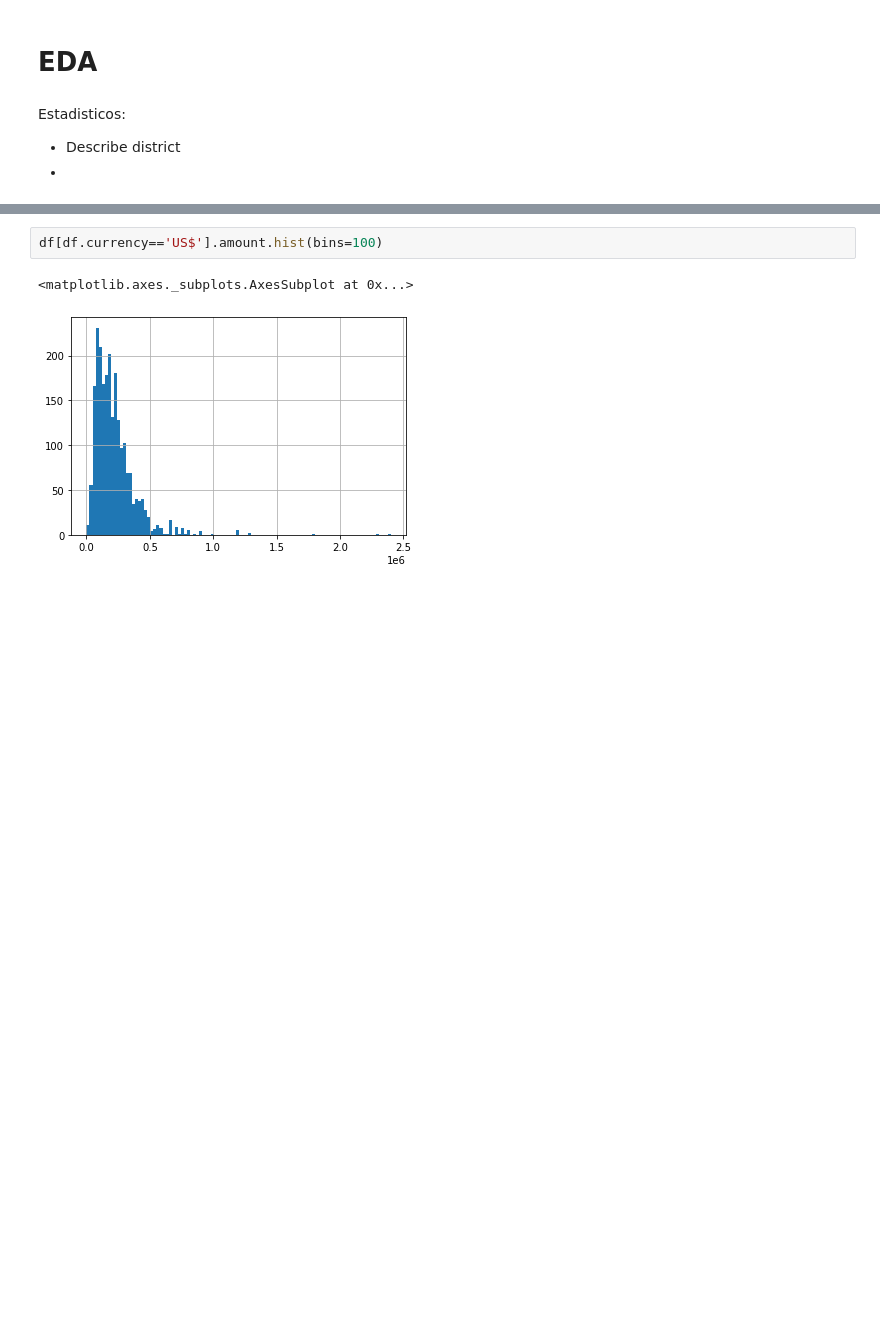
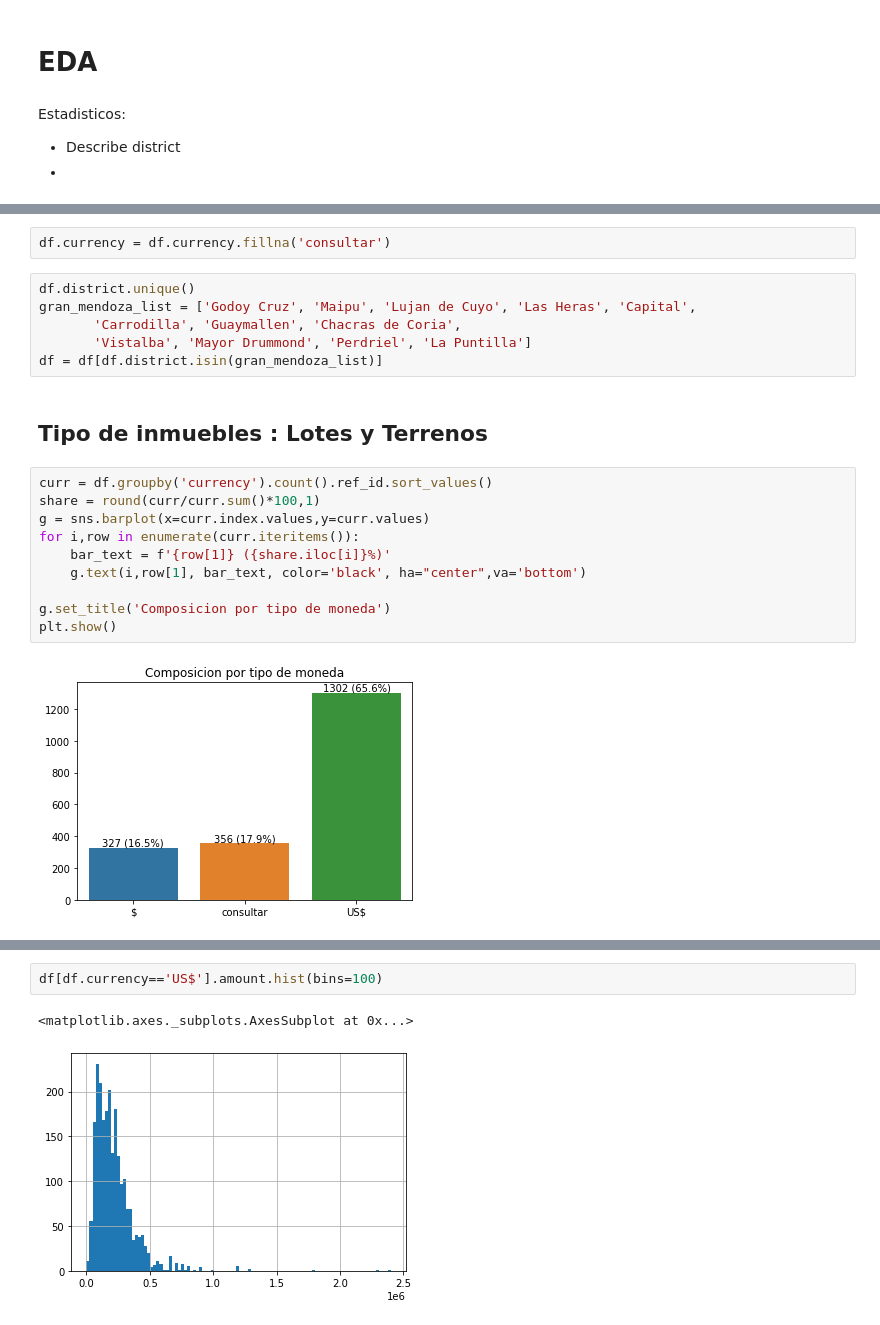
Before and after one commit to navicor90/amz-scrapper, a Jupyter notebook: inmo-scrap/inmo-Eda.ipynb, the cells around one changed output, grey strips where cells are left out. Cells and saved outputs as stored; diff of their text form; blank space fills up the shorter version.

```diff
--- a/inmo-scrap/inmo-Eda.ipynb
+++ b/inmo-scrap/inmo-Eda.ipynb
@@ -46,0 +80,22 @@ df.head(3)
+# %%
+df.currency = df.currency.fillna('consultar')
+# %%
+df.district.unique()
+gran_mendoza_list = ['Godoy Cruz', 'Maipu', 'Lujan de Cuyo', 'Las Heras', 'Capital',
+       'Carrodilla', 'Guaymallen', 'Chacras de Coria',
+       'Vistalba', 'Mayor Drummond', 'Perdriel', 'La Puntilla']
+df = df[df.district.isin(gran_mendoza_list)]
+# %% [markdown]
+## Tipo de inmuebles : Lotes y Terrenos
+# %%
+curr = df.groupby('currency').count().ref_id.sort_values()
+share = round(curr/curr.sum()*100,1)
+g = sns.barplot(x=curr.index.values,y=curr.values)
+for i,row in enumerate(curr.iteritems()):
+    bar_text = f'{row[1]} ({share.iloc[i]}%)'
+    g.text(i,row[1], bar_text, color='black', ha="center",va='bottom')
+
+g.set_title('Composicion por tipo de moneda')
+plt.show()
+# %% [output]
+[figure, added]
```
Also changed, not shown: parts of 13 cells of this notebook, 3 other files.
